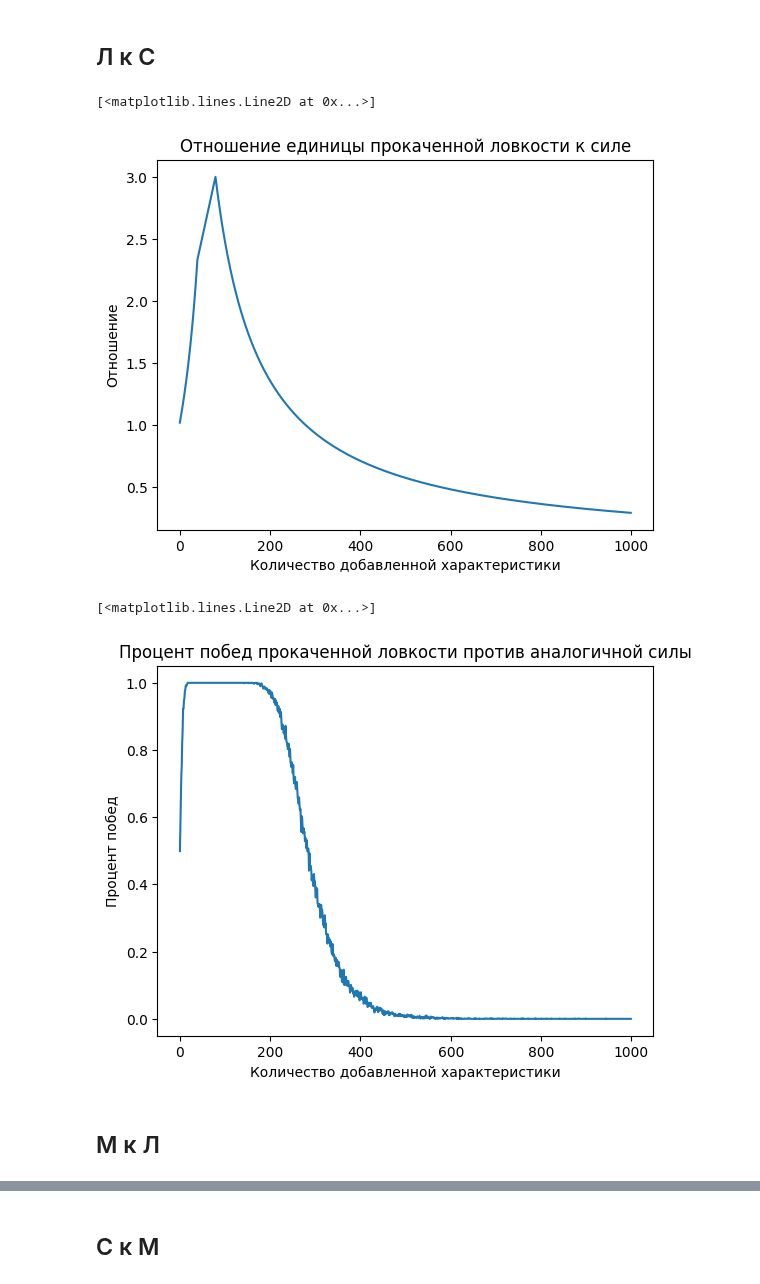
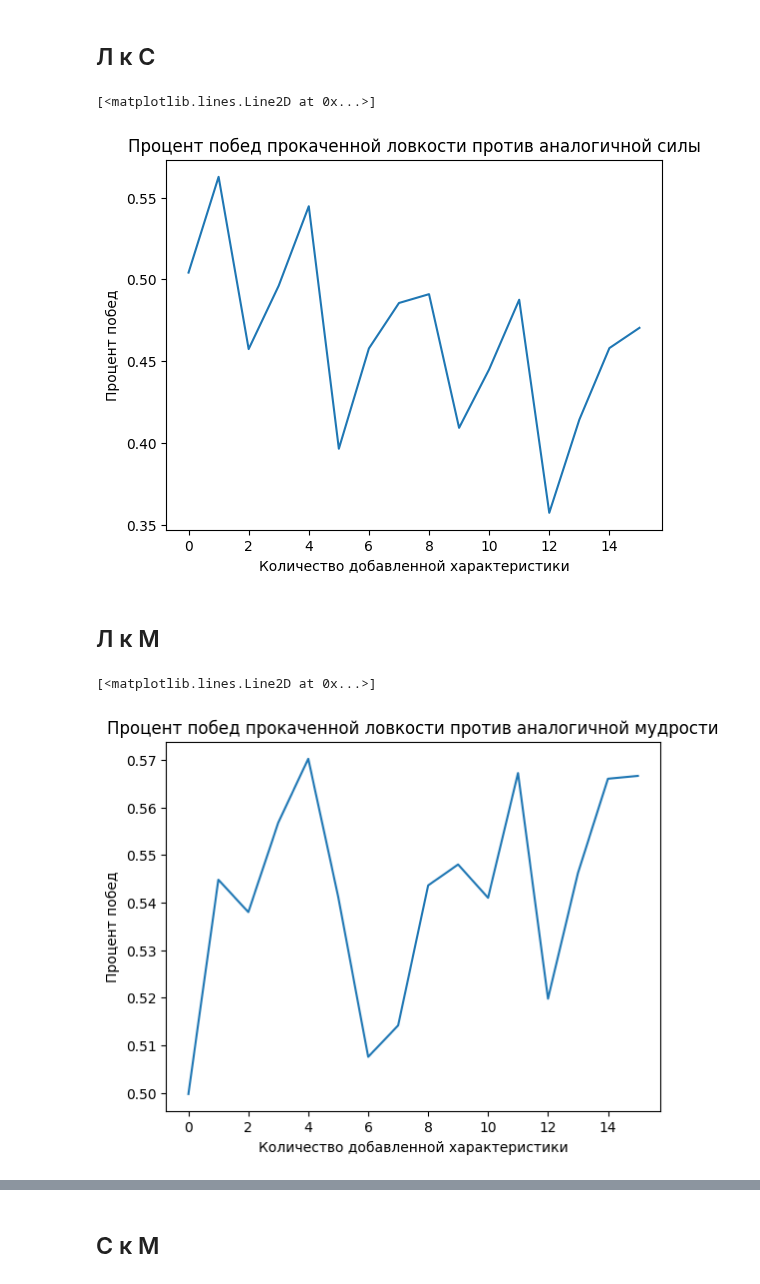
Before and after one commit to Homyakin/project-seeker, a Jupyter notebook: documentation/battle_balance.ipynb, the cells around one changed output, grey strips where cells are left out. Cells and saved outputs as stored; diff of their text form; code cells hidden in the pictures.

Commit message:
[CF] change battle system formula

```diff
--- a/documentation/battle_balance.ipynb
+++ b/documentation/battle_balance.ipynb
@@ -121,18 +46,0 @@ while personage1.agility < 200:
-# %%
-personage1 = default_pers()
-wisdom_growth = []
-sum_wis = 0
-while personage1.wisdom < 200:
-    temp = calculate_power(personage1, personage2)
-    personage1.wisdom += 1
-    wisdom_growth.append(calculate_power(personage1, personage2)/temp)
-    sum_wis += calculate_power(personage1, personage2)/temp - 1
-# %%
-personage1 = default_pers()
-strength_growth = []
-sum_strength = 0
-while personage1.strength < 200:
-    temp = calculate_power(personage1, personage2)
-    personage1.strength += 1
-    strength_growth.append(calculate_power(personage1, personage2)/temp)
-    sum_strength += calculate_power(personage1, personage2)/temp - 1
@@ -160,39 +98,45 @@ count = 1000
+# %%
+count = 16
+repeat = 5000
 # %% [markdown]
 ## Л к С
 # %%
 x = [i for i in range(count)]
-personage4 = default_pers()
-personage5 = default_pers()
-power_ratio = []
-for _ in range(count):
-    personage4.agility += 1
-    personage5.strength += 1
-    power_ratio.append(calculate_power(personage4, personage5) / calculate_power(personage5, personage4))
-plt.title("Отношение единицы прокаченной ловкости к силе")
+percent_win = []
+for i in range(count):
+    wins = 0
+    for _ in range(repeat):
+        personage4 = empty_pers()
+        personage5 = empty_pers()
+        personage4.agility += i
+        personage5.strength += i
+        wins += 1 if battle(personage4, personage5) else 0
+    percent_win.append(wins / repeat)
+plt.title("Процент побед прокаченной ловкости против аналогичной силы")
 plt.xlabel("Количество добавленной характеристики")
-plt.ylabel("Отношение")
-plt.plot(x, power_ratio)
+plt.ylabel("Процент побед")
+plt.plot(x, percent_win)
 # %% [output]
 [<matplotlib.lines.Line2D at 0x...>]
-[figure, old version]
+[figure, new version]
+# %% [markdown]
+## Л к М
 # %%
 x = [i for i in range(count)]
 percent_win = []
 for i in range(count):
     wins = 0
-    for _ in range(1000):
-        personage4 = default_pers()
-        personage5 = default_pers()
+    for _ in range(repeat):
+        personage4 = empty_pers()
+        personage5 = empty_pers()
         personage4.agility += i
-        personage5.strength += i
+        personage5.wisdom += i
         wins += 1 if battle(personage4, personage5) else 0
-    percent_win.append(wins / 1000)
-plt.title("Процент побед прокаченной ловкости против аналогичной силы")
+    percent_win.append(wins / repeat)
+plt.title("Процент побед прокаченной ловкости против аналогичной мудрости")
 plt.xlabel("Количество добавленной характеристики")
 plt.ylabel("Процент побед")
 plt.plot(x, percent_win)
 # %% [output]
 [<matplotlib.lines.Line2D at 0x...>]
-[figure, old version]
+[figure, new version]
-# %% [markdown]
-## М к Л
```
Also changed, not shown: parts of 24 cells of this notebook, 2 other files.
